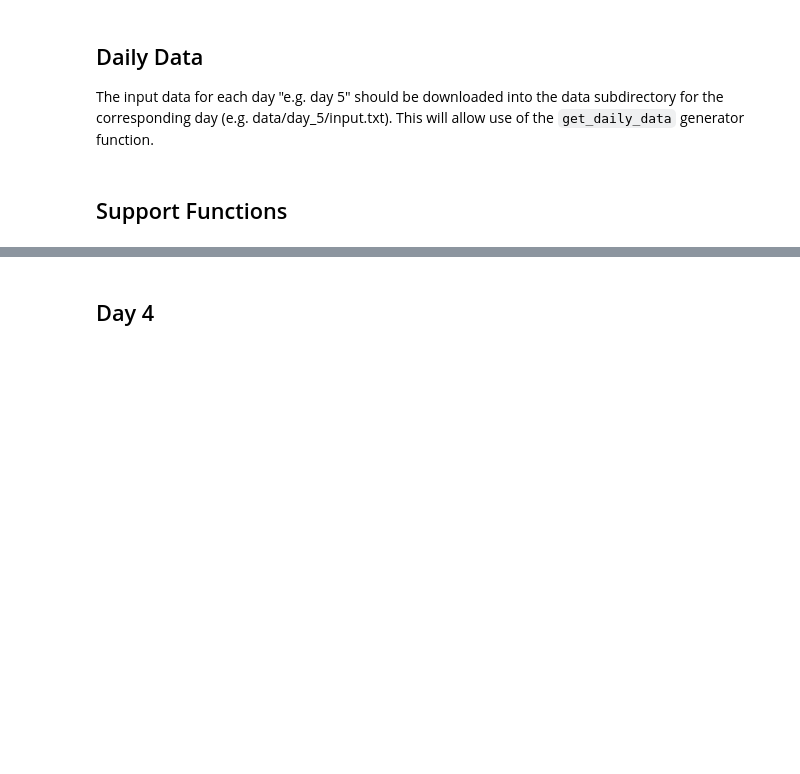
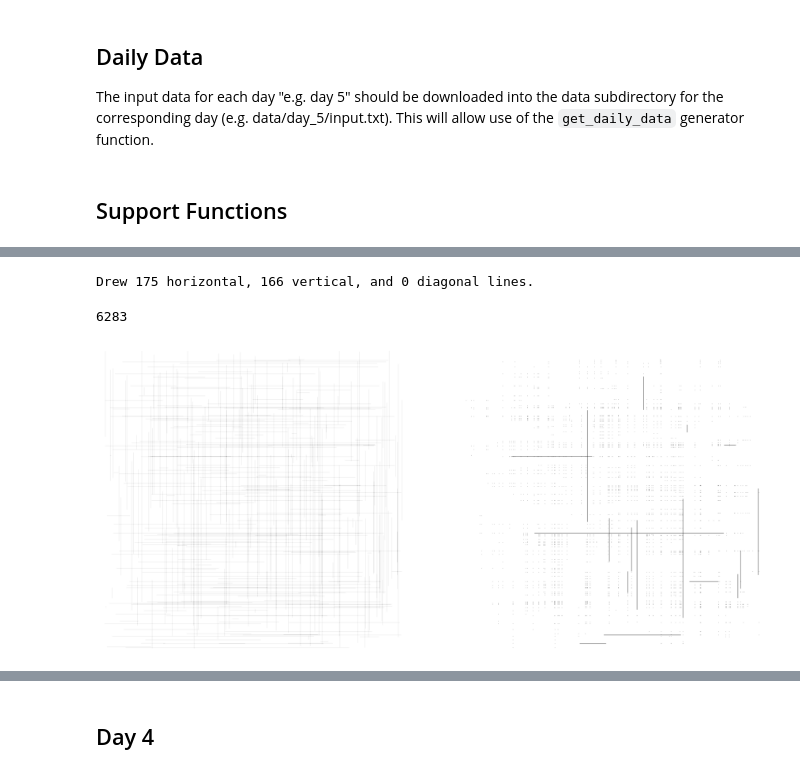
Before and after one commit to mikesivley/advent2021, a Jupyter notebook: advent2021.ipynb, the cells around one changed output, grey strips where cells are left out. Drawn from its saved outputs; the diff is of its cells as text; code cells hidden in the pictures; blank space fills up the shorter version.

```diff
--- a/advent2021.ipynb
+++ b/advent2021.ipynb
@@ -29,0 +145,10 @@ def get_daily_data(day, sep=None):
+# %%
+data = [parse_coordinates(line) for line in get_daily_data(5)]
+sv = SeaVents(data)
+sv.map_vents()
+sv.plot_vents()
+sv.n_danger_zones()
+# %% [output]
+Drew 175 horizontal, 166 vertical, and 0 diagonal lines.
+6283
+[figure, added]
```
Also changed, not shown: parts of 18 cells of this notebook.
